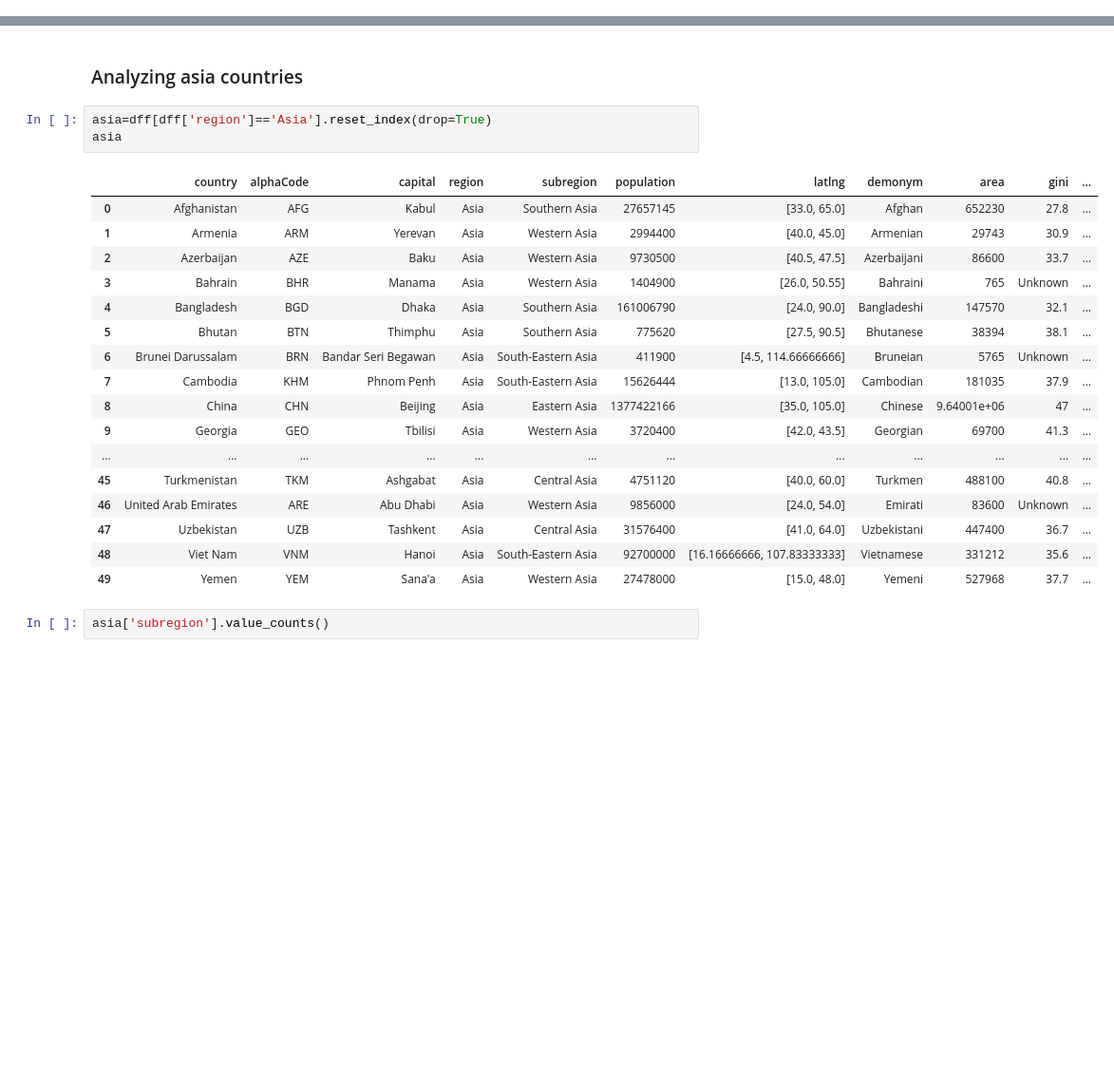
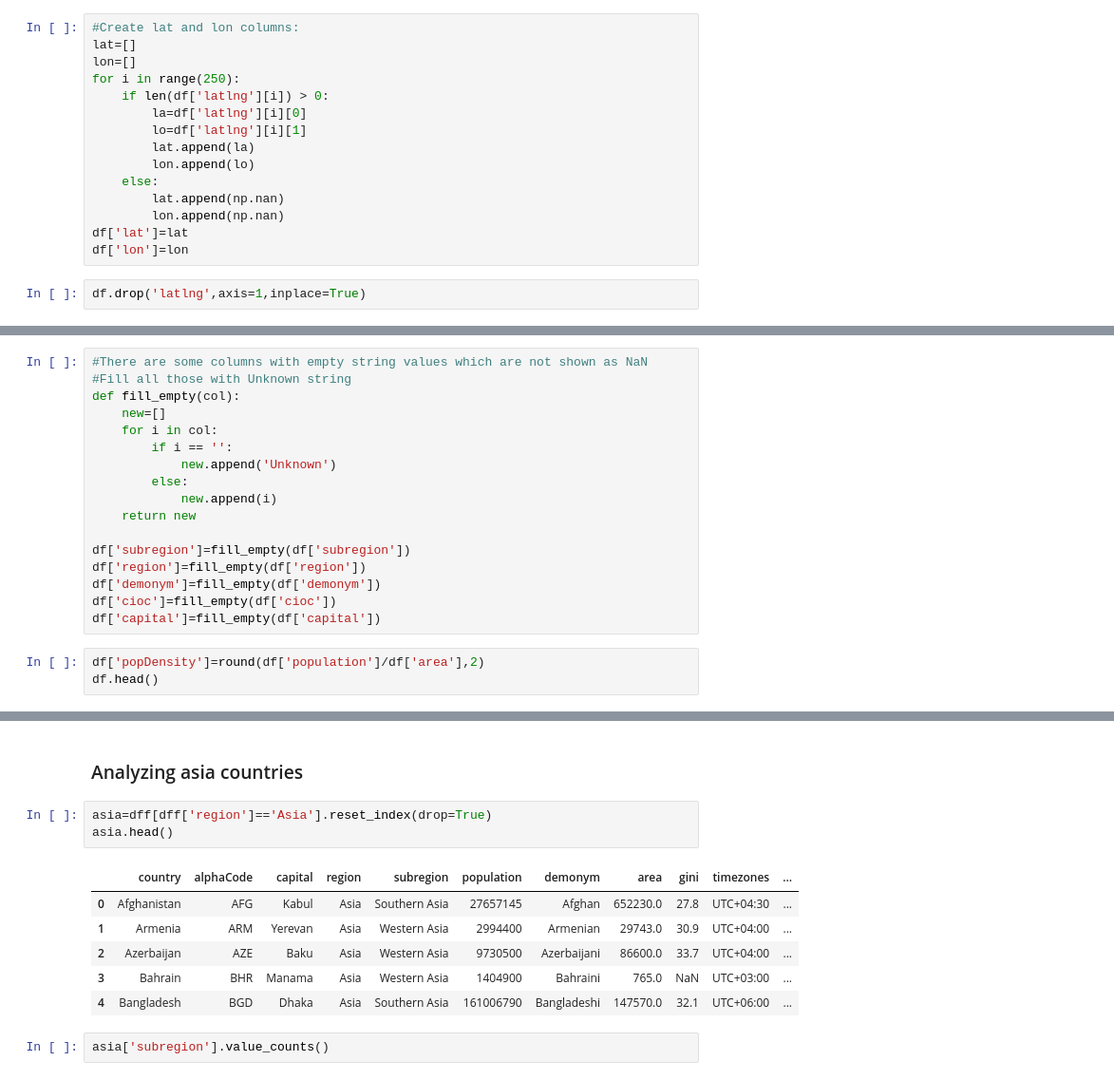
Before and after one commit to ducnguyen4993/country_apis, a Jupyter notebook: apis_test_k.ipynb, the cells around one changed output, grey strips where cells are left out. Shown at 95% size. Saved outputs shown, nothing was run; the diff lists cells and outputs as text; blank space fills up the shorter version.

```diff
--- a/apis_test_k.ipynb
+++ b/apis_test_k.ipynb
@@ -200,0 +128,17 @@ dtype: object
+# %%
+#Create lat and lon columns:
+lat=[]
+lon=[]
+for i in range(250):
+    if len(df['latlng'][i]) > 0:
+        la=df['latlng'][i][0]
+        lo=df['latlng'][i][1]
+        lat.append(la)
+        lon.append(lo)
+    else:
+        lat.append(np.nan)
+        lon.append(np.nan)
+df['lat']=lat
+df['lon']=lon
+# %%
+df.drop('latlng',axis=1,inplace=True)
@@ -200,0 +149,20 @@ dtype: object
+# %%
+#There are some columns with empty string values which are not shown as NaN
+#Fill all those with Unknown string
+def fill_empty(col):
+    new=[]
+    for i in col:
+        if i == '':
+            new.append('Unknown')
+        else:
+            new.append(i)
+    return new
+
+df['subregion']=fill_empty(df['subregion'])
+df['region']=fill_empty(df['region'])
+df['demonym']=fill_empty(df['demonym'])
+df['cioc']=fill_empty(df['cioc'])
+df['capital']=fill_empty(df['capital'])
+# %%
+df['popDensity']=round(df['population']/df['area'],2)
+df.head()
@@ -216,25 +216,14 @@ Name: region, dtype: int64
 ### Analyzing asia countries
 # %%
 asia=dff[dff['region']=='Asia'].reset_index(drop=True)
-asia
+asia.head()
 # %% [output]
-|  | country | alphaCode | capital | region | subregion | population | latlng | demonym | area | gini | ... |
-| 0 | Afghanistan | AFG | Kabul | Asia | Southern Asia | 27657145 | [33.0, 65.0] | Afghan | 652230 | 27.8 | ... |
-| 1 | Armenia | ARM | Yerevan | Asia | Western Asia | 2994400 | [40.0, 45.0] | Armenian | 29743 | 30.9 | ... |
-| 2 | Azerbaijan | AZE | Baku | Asia | Western Asia | 9730500 | [40.5, 47.5] | Azerbaijani | 86600 | 33.7 | ... |
-| 3 | Bahrain | BHR | Manama | Asia | Western Asia | 1404900 | [26.0, 50.55] | Bahraini | 765 | Unknown | ... |
-| 4 | Bangladesh | BGD | Dhaka | Asia | Southern Asia | 161006790 | [24.0, 90.0] | Bangladeshi | 147570 | 32.1 | ... |
-| 5 | Bhutan | BTN | Thimphu | Asia | Southern Asia | 775620 | [27.5, 90.5] | Bhutanese | 38394 | 38.1 | ... |
-| 6 | Brunei Darussalam | BRN | Bandar Seri Begawan | Asia | South-Eastern Asia | 411900 | [4.5, 114.66666666] | Bruneian | 5765 | Unknown | ... |
-| 7 | Cambodia | KHM | Phnom Penh | Asia | South-Eastern Asia | 15626444 | [13.0, 105.0] | Cambodian | 181035 | 37.9 | ... |
-| 8 | China | CHN | Beijing | Asia | Eastern Asia | 1377422166 | [35.0, 105.0] | Chinese | 9.64001e+06 | 47 | ... |
-| 9 | Georgia | GEO | Tbilisi | Asia | Western Asia | 3720400 | [42.0, 43.5] | Georgian | 69700 | 41.3 | ... |
-| ... | ... | ... | ... | ... | ... | ... | ... | ... | ... | ... | ... |
-| 45 | Turkmenistan | TKM | Ashgabat | Asia | Central Asia | 4751120 | [40.0, 60.0] | Turkmen | 488100 | 40.8 | ... |
-| 46 | United Arab Emirates | ARE | Abu Dhabi | Asia | Western Asia | 9856000 | [24.0, 54.0] | Emirati | 83600 | Unknown | ... |
-| 47 | Uzbekistan | UZB | Tashkent | Asia | Central Asia | 31576400 | [41.0, 64.0] | Uzbekistani | 447400 | 36.7 | ... |
-| 48 | Viet Nam | VNM | Hanoi | Asia | South-Eastern Asia | 92700000 | [16.16666666, 107.83333333] | Vietnamese | 331212 | 35.6 | ... |
-| 49 | Yemen | YEM | Sana'a | Asia | Western Asia | 27478000 | [15.0, 48.0] | Yemeni | 527968 | 37.7 | ... |
+|  | country | alphaCode | capital | region | subregion | population | demonym | area | gini | timezones | ... |
+| 0 | Afghanistan | AFG | Kabul | Asia | Southern Asia | 27657145 | Afghan | 652230.0 | 27.8 | UTC+04:30 | ... |
+| 1 | Armenia | ARM | Yerevan | Asia | Western Asia | 2994400 | Armenian | 29743.0 | 30.9 | UTC+04:00 | ... |
+| 2 | Azerbaijan | AZE | Baku | Asia | Western Asia | 9730500 | Azerbaijani | 86600.0 | 33.7 | UTC+04:00 | ... |
+| 3 | Bahrain | BHR | Manama | Asia | Western Asia | 1404900 | Bahraini | 765.0 | NaN | UTC+03:00 | ... |
+| 4 | Bangladesh | BGD | Dhaka | Asia | Southern Asia | 161006790 | Bangladeshi | 147570.0 | 32.1 | UTC+06:00 | ... |
 # %%
 asia['subregion'].value_counts()
 # %% [output]
```
Also changed, not shown: parts of 26 cells of this notebook.
